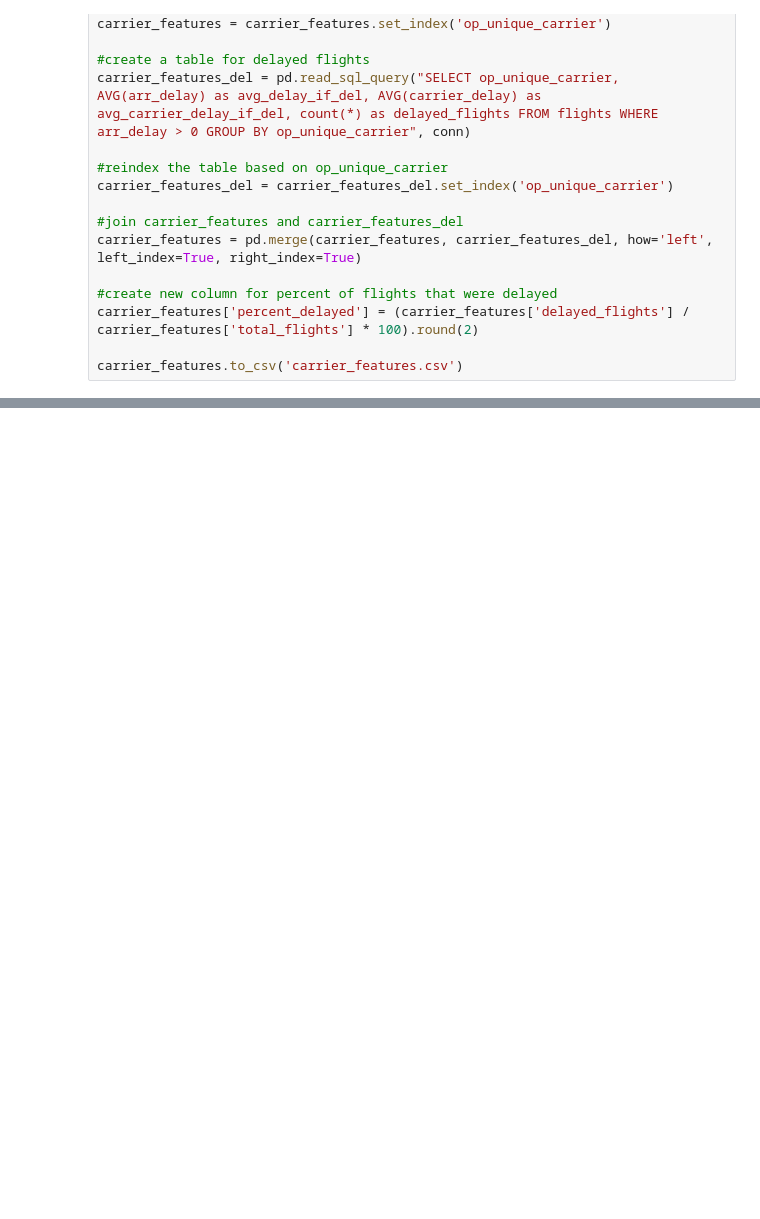
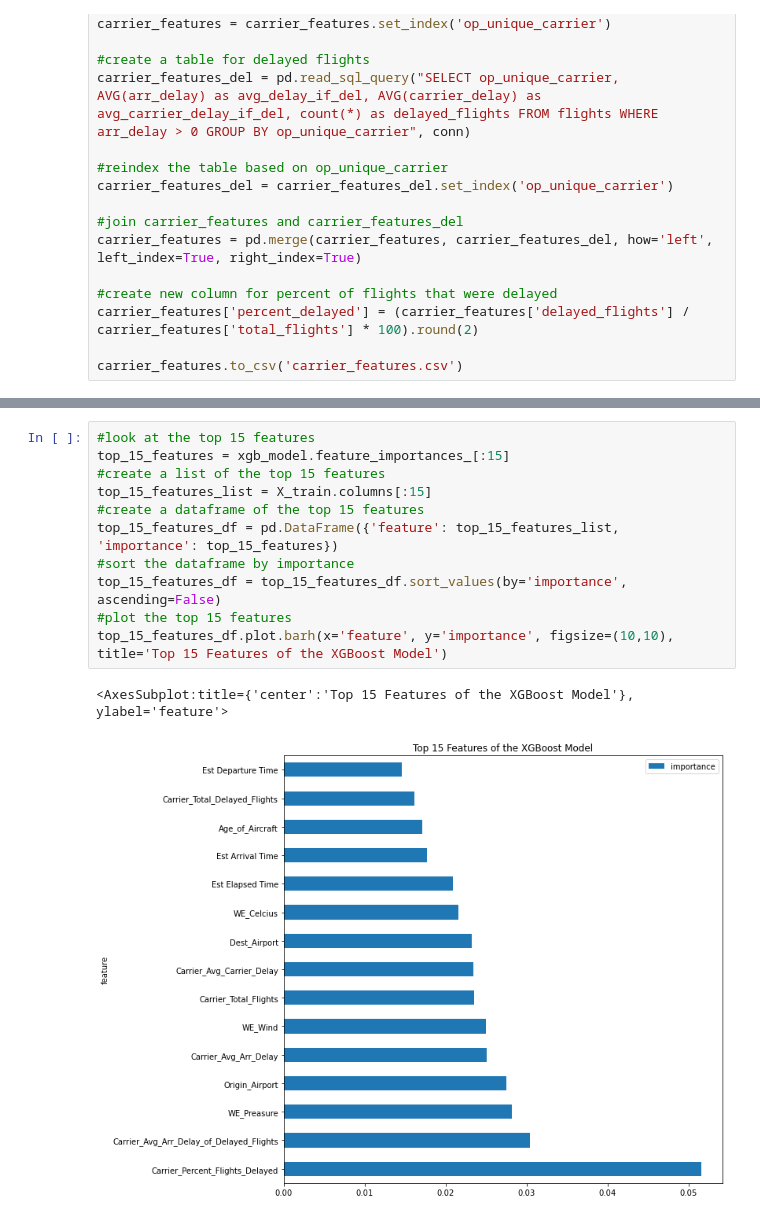
Before and after one commit to izlata/flights-midterm-project, a Jupyter notebook: src/Midterm_project_Tudor_workbook.ipynb, the cells around one changed output, grey strips where cells are left out. Cells and saved outputs as stored; diff of their text form; blank space fills up the shorter version.

```diff
--- a/src/Midterm_project_Tudor_workbook.ipynb
+++ b/src/Midterm_project_Tudor_workbook.ipynb
@@ -315,0 +923,14 @@ carrier_features.to_csv('carrier_features.csv')
+# %%
+#look at the top 15 features
+top_15_features = xgb_model.feature_importances_[:15]
+#create a list of the top 15 features
+top_15_features_list = X_train.columns[:15]
+#create a dataframe of the top 15 features
+top_15_features_df = pd.DataFrame({'feature': top_15_features_list, 'importance': top_15_features})
+#sort the dataframe by importance
+top_15_features_df = top_15_features_df.sort_values(by='importance', ascending=False)
+#plot the top 15 features
+top_15_features_df.plot.barh(x='feature', y='importance', figsize=(10,10), title='Top 15 Features of the XGBoost Model')
+# %% [output]
+<AxesSubplot:title={'center':'Top 15 Features of the XGBoost Model'}, ylabel='feature'>
+[figure, added]
```
Also changed, not shown: parts of 79 cells of this notebook.
